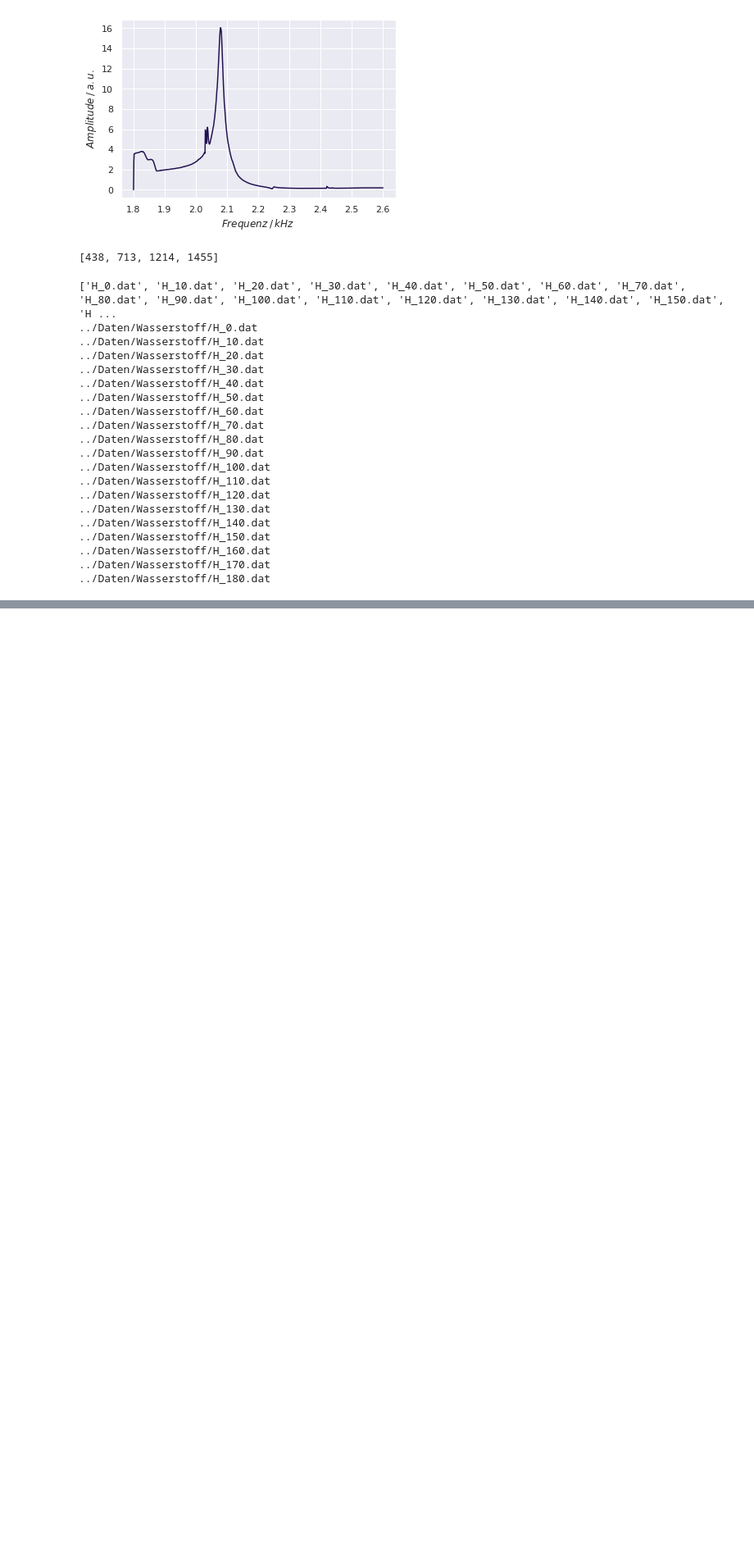
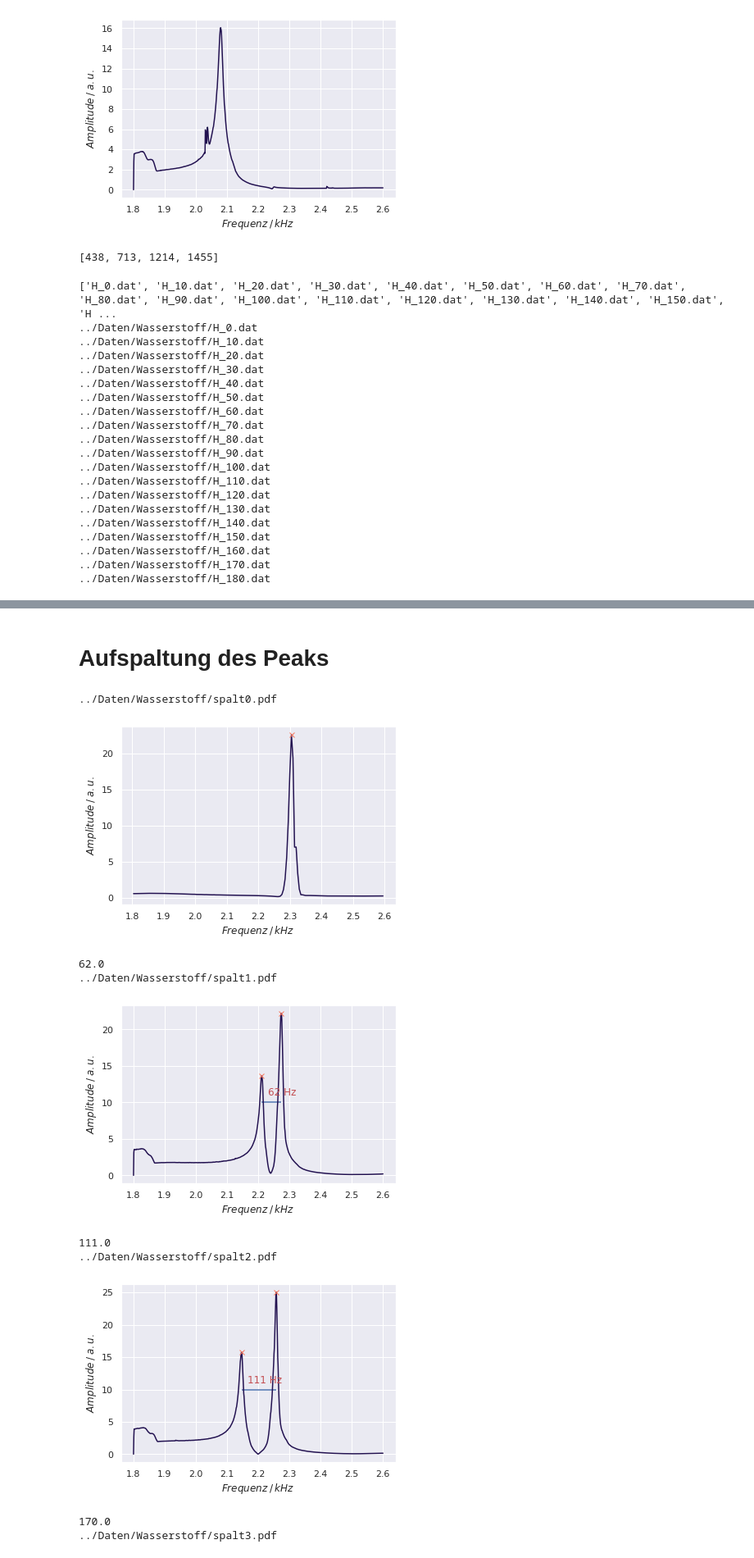
Before and after one commit to lydiavonderweiden/V23-1, a Jupyter notebook: Code/plots.ipynb, the cells around one changed output, grey strips where cells are left out. Shown: that part at 82% size. Saved outputs shown, nothing was run; the diff lists cells and outputs as text; code cells hidden in the pictures; blank space fills up the shorter version.

Commit message:
Kapitel: Aufspaltung und Druckamplitude für 9mm

```diff
--- a/Code/plots.ipynb
+++ b/Code/plots.ipynb
@@ -189,0 +200,2 @@ for i,p in enumerate(peakall):
+# %% [markdown]
+# Aufspaltung des Peaks
@@ -189,0 +204,39 @@ for i,p in enumerate(peakall):
+# %%
+pathWass = "../Daten/Wasserstoff"
+# %%
+distances = [0]
+for i,file in enumerate(spaltFile):
+    plt.clf()
+    plt.close()
+    fig = plt.figure()
+    ax = fig.add_subplot()
+    freq, amp = np.genfromtxt(os.path.join(pathWass,file),unpack=True)
+    if("H_0.dat" in file):
+        ind = np.where((freq >1800) & (freq < 2600))
+        freq = freq[ind]
+        amp = amp[ind]
+    peaks,_ = find_peaks(amp, height= 7)
+    if("H_0.dat" not in file):
+        dist = freq[peaks[1]]-freq[peaks[0]]
+        print(dist)
+        distances.append(dist)
+        plt.text((freq[peaks[0]]+20)/1000,11,"{} Hz".format(int(dist)),c="r")
+        plt.hlines(10,freq[peaks[0]]/1000, (freq[peaks[0]]+dist)/1000)
+    ax.plot(freq/1000,amp,c=cmap[0])
+    ax.plot(freq[peaks]/1000,amp[peaks],'x',c=cmap[4])
+    plt.xlabel(r"$Frequenz\:/\: kHz$")
+    plt.ylabel(r"$Amplitude\:/\: a.u.$")
+    print(os.path.join(pathWass,"spalt{}.pdf".format(i)))
+    plt.savefig(os.path.join(pathWass,"spalt{}.pdf".format(i)))
+    plt.show()
+# %% [output]
+../Daten/Wasserstoff/spalt0.pdf
+[figure, added]
+62.0
+../Daten/Wasserstoff/spalt1.pdf
+[figure, added]
+111.0
+../Daten/Wasserstoff/spalt2.pdf
+[figure, added]
+170.0
+../Daten/Wasserstoff/spalt3.pdf
```
Also changed, not shown: parts of 15 cells of this notebook, 59 other files.
